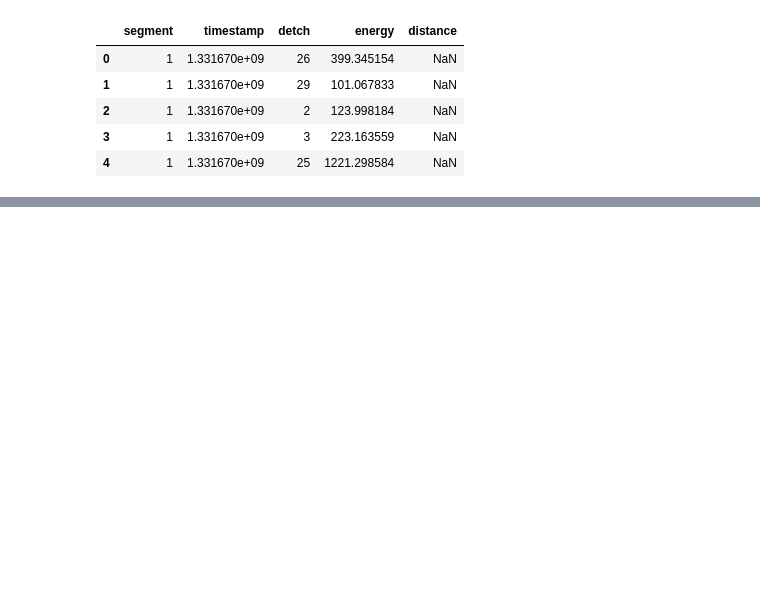
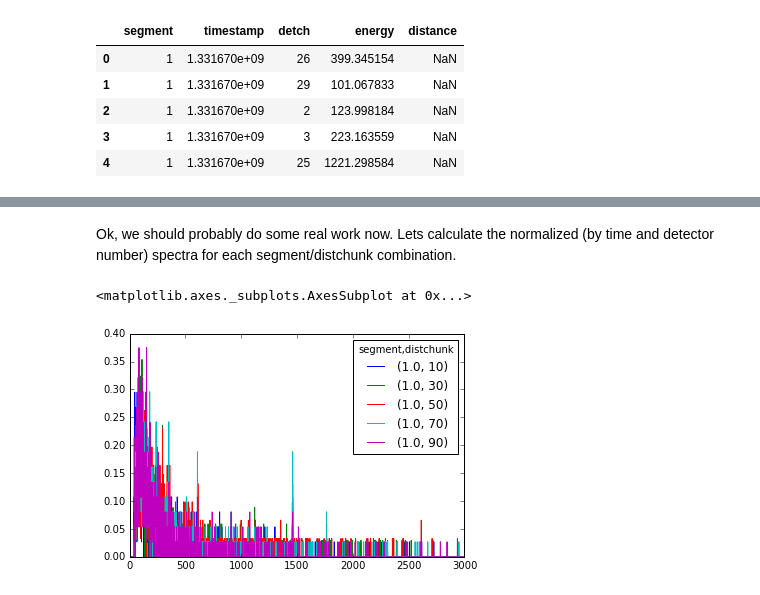
Before and after one commit to thehackerwithin/berkeley, a Jupyter notebook: python_pandas/Sadnap.ipynb, the cells around one changed output, grey strips where cells are left out. Drawn from its saved outputs; the diff is of its cells as text; code cells hidden in the pictures; blank space fills up the shorter version.

```diff
--- a/python_pandas/Sadnap.ipynb
+++ b/python_pandas/Sadnap.ipynb
@@ -924,4 +741,0 @@ Name: distance, dtype: float64
-# %%
-lmjoined['distchunk'] = (lmjoined.distance // 10).astype(int)
-# %%
-lmjoined.set_index(['segment','distchunk'], inplace=True, drop=True)
@@ -1086,0 +742,15 @@ plt.scatter(outframe.lon, outframe.lat, c=outframe.Pb214/outframe.Pb214.mean())
+# %% [markdown]
+Ok, we should probably do some real work now.  Lets calculate the normalized (by time and detector number) spectra for each segment/distchunk combination.
+# %%
+segdistgroup = lmjoined.groupby(['segment','distchunk'])
+histdata = segdistgroup.energy.apply(lambda x: 1. * np.histogram(x,bins=np.arange(0,3000,1))[0]).apply(pd.Series)
+deltaT = segdistgroup.timestamp.max() - segdistgroup.timestamp.min()
+numdetectors = segdistgroup.detch.apply(lambda x: len(x.unique()))
+# %%
+normhist = histdata.div(deltaT, level=[0,1], axis=0)
+normhist = normhist.div(numdetectors, level=[0,1], axis=0)
+# %%
+normhist.head().T.plot()
+# %% [output]
+<matplotlib.axes._subplots.AxesSubplot at 0x...>
+[figure, added]
```
Also changed, not shown: parts of 146 cells of this notebook.
